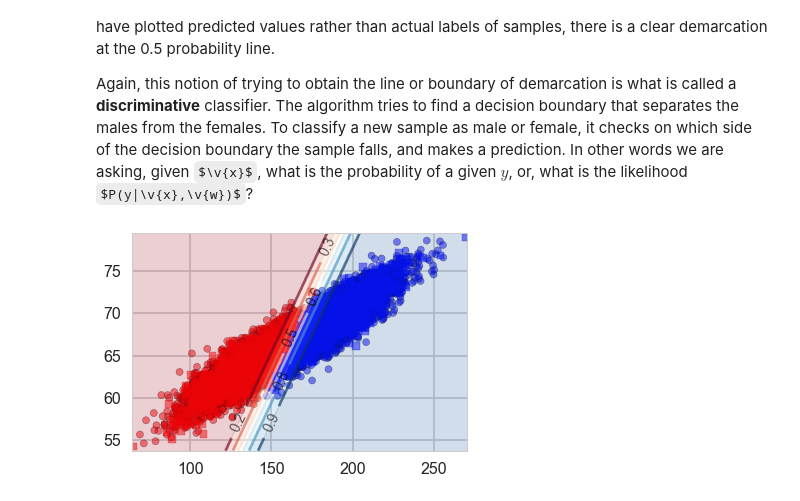
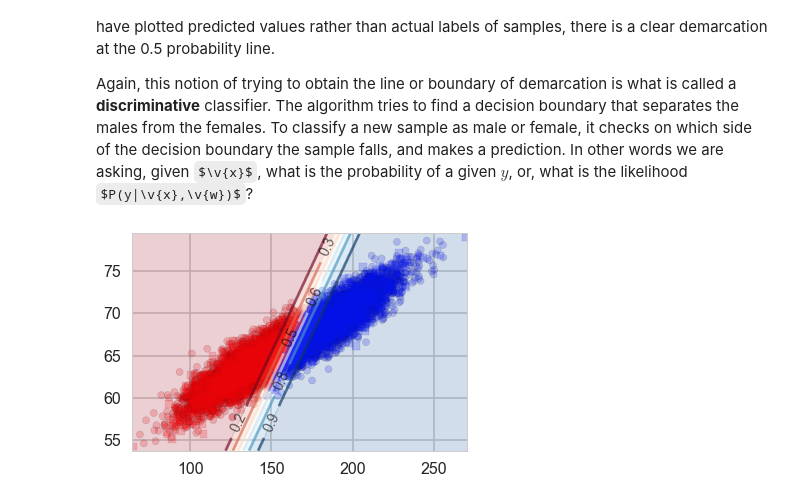
Before and after one commit to SoundaryaViji/capstone_project, a Jupyter notebook: logistic_regression/Mini_Project_Logistic_Regression.ipynb, the cells around one changed output. Drawn from its saved outputs; the diff is of its cells as text; code cells hidden in the pictures; some formulas as TeX source.

```diff
--- a/logistic_regression/Mini_Project_Logistic_Regression.ipynb
+++ b/logistic_regression/Mini_Project_Logistic_Regression.ipynb
@@ -520,6 +520,6 @@ Notice that lines of equal probability, as might be expected are stright lines.
 Again, this notion of trying to obtain the line or boundary of demarcation is what is called a **discriminative** classifier. The algorithm tries to find a decision boundary that separates the males from the females. To classify a new sample as male or female, it checks on which side of the decision boundary the sample falls, and makes a prediction. In other words we are asking, given $\v{x}$, what is the probability of a given $y$, or, what is the likelihood $P(y|\v{x},\v{w})$?
 # %%
 ax = plt.gca()
-points_plot_prob(ax, Xtrain_l, Xtest_l, ytrain_l, ytest_l, clf_l, psize=50, alpha=0.5);
+points_plot_prob(ax, Xtrain_l, Xtest_l, ytrain_l, ytest_l, clf_l, psize=50, alpha=0.2);
 # %% [output]
-[figure, old version]
+[figure, new version]
```
